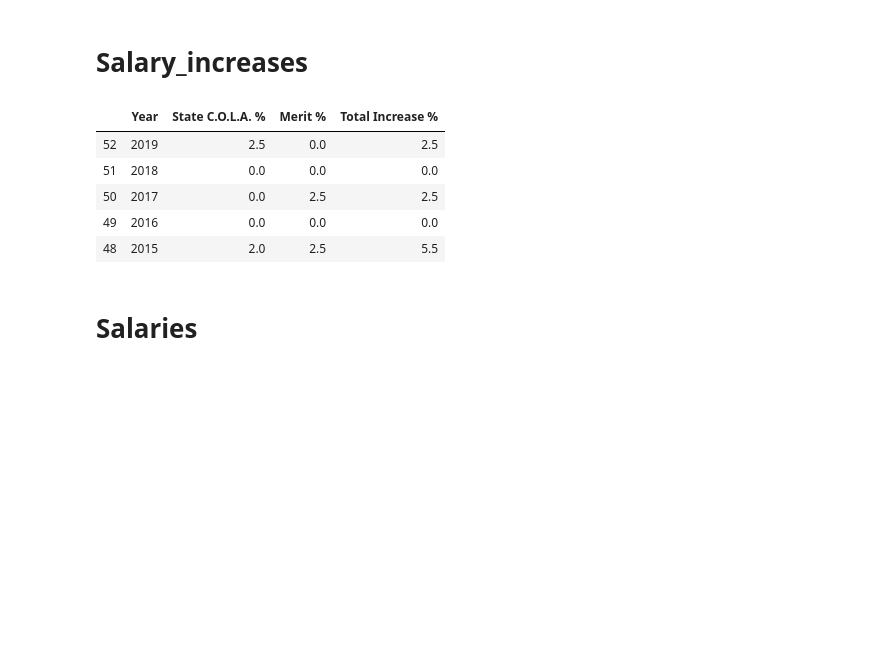
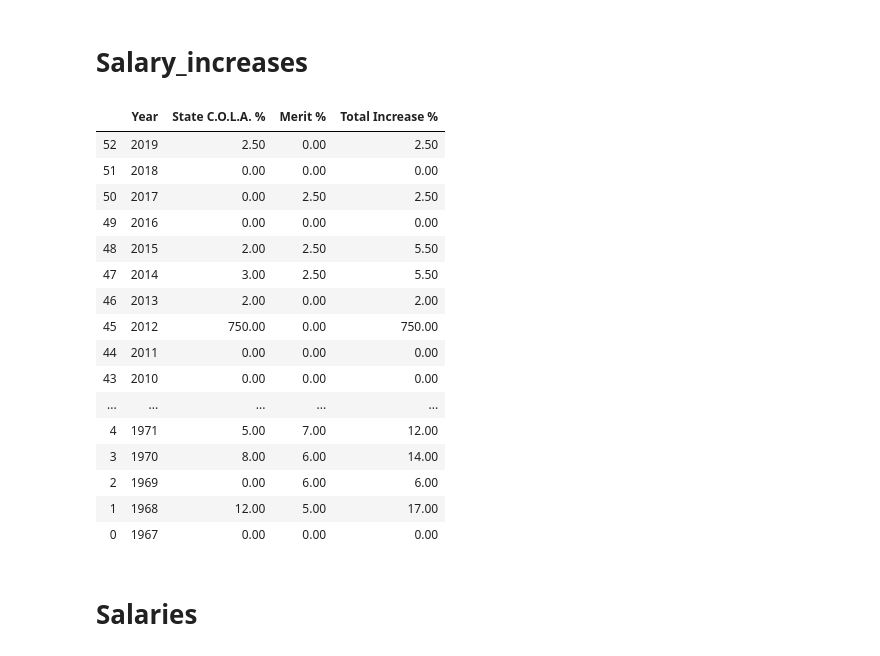
Before and after one commit to adharsh/UMD-Budget-Analysis, a Jupyter notebook: Main.ipynb, the cells around one changed output. Drawn from its saved outputs; the diff is of its cells as text; code cells hidden in the pictures; blank space fills up the shorter version.

```diff
--- a/Main.ipynb
+++ b/Main.ipynb
@@ -258,14 +255,25 @@ plot_line_graphs_revenue()
 # %% [markdown]
 # Salary_increases
 # %%
-salary_increases.head()
+salary_increases
 # %% [output]
 |  | Year | State C.O.L.A. % | Merit % | Total Increase % |
-| 52 | 2019 | 2.5 | 0.0 | 2.5 |
-| 51 | 2018 | 0.0 | 0.0 | 0.0 |
-| 50 | 2017 | 0.0 | 2.5 | 2.5 |
-| 49 | 2016 | 0.0 | 0.0 | 0.0 |
-| 48 | 2015 | 2.0 | 2.5 | 5.5 |
+| 52 | 2019 | 2.50 | 0.00 | 2.50 |
+| 51 | 2018 | 0.00 | 0.00 | 0.00 |
+| 50 | 2017 | 0.00 | 2.50 | 2.50 |
+| 49 | 2016 | 0.00 | 0.00 | 0.00 |
+| 48 | 2015 | 2.00 | 2.50 | 5.50 |
+| 47 | 2014 | 3.00 | 2.50 | 5.50 |
+| 46 | 2013 | 2.00 | 0.00 | 2.00 |
+| 45 | 2012 | 750.00 | 0.00 | 750.00 |
+| 44 | 2011 | 0.00 | 0.00 | 0.00 |
+| 43 | 2010 | 0.00 | 0.00 | 0.00 |
+| ... | ... | ... | ... | ... |
+| 4 | 1971 | 5.00 | 7.00 | 12.00 |
+| 3 | 1970 | 8.00 | 6.00 | 14.00 |
+| 2 | 1969 | 0.00 | 6.00 | 6.00 |
+| 1 | 1968 | 12.00 | 5.00 | 17.00 |
+| 0 | 1967 | 0.00 | 0.00 | 0.00 |
 # %% [markdown]
 # Salaries
 # %%
```
Also changed, not shown: parts of 25 cells of this notebook, 1 other file.
